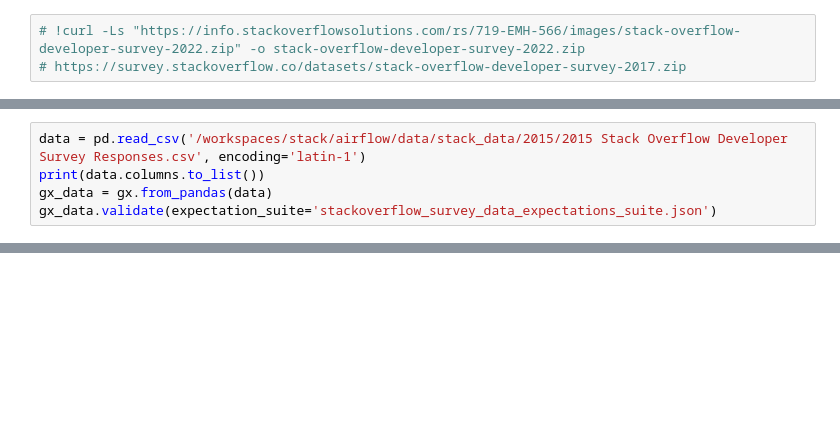
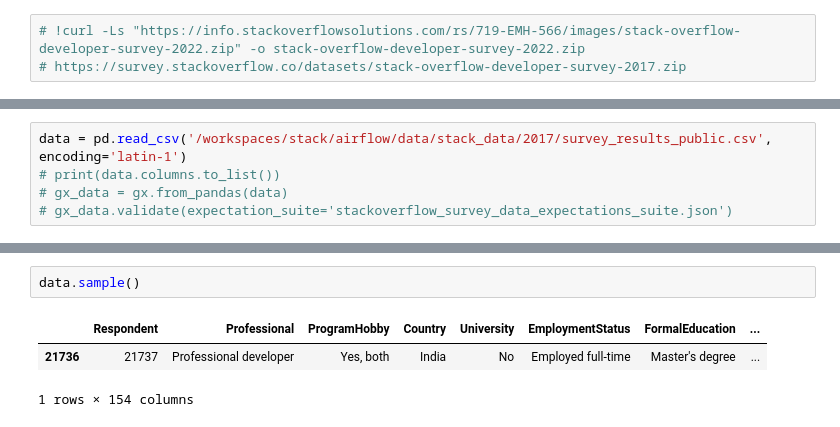
Before and after one commit to rahul-netizen/stack, a Jupyter notebook: airflow/data/exp.ipynb, the cells around one changed output, grey strips where cells are left out. Drawn from its saved outputs; the diff is of its cells as text; blank space fills up the shorter version.

```diff
--- a/airflow/data/exp.ipynb
+++ b/airflow/data/exp.ipynb
@@ -140,5 +147,5 @@ context.build_data_docs(resource_identifiers=[result])
 # %%
-data = pd.read_csv('/workspaces/stack/airflow/data/stack_data/2015/2015 Stack Overflow Developer Survey Responses.csv', encoding='latin-1')
-print(data.columns.to_list())
-gx_data = gx.from_pandas(data)
-gx_data.validate(expectation_suite='stackoverflow_survey_data_expectations_suite.json')
+data = pd.read_csv('/workspaces/stack/airflow/data/stack_data/2017/survey_results_public.csv', encoding='latin-1')
+# print(data.columns.to_list())
+# gx_data = gx.from_pandas(data)
+# gx_data.validate(expectation_suite='stackoverflow_survey_data_expectations_suite.json')
@@ -183,0 +152,6 @@ gx_data.validate(expectation_suite='stackoverflow_survey_data_expectations_suite
+# %%
+data.sample()
+# %% [output]
+|  | Respondent | Professional | ProgramHobby | Country | University | EmploymentStatus | FormalEducation | ... |
+| 21736 | 21737 | Professional developer | Yes, both | India | No | Employed full-time | Master's degree | ... |
+1 rows × 154 columns
```
Also changed, not shown: parts of 9 cells of this notebook, 11 other files.
